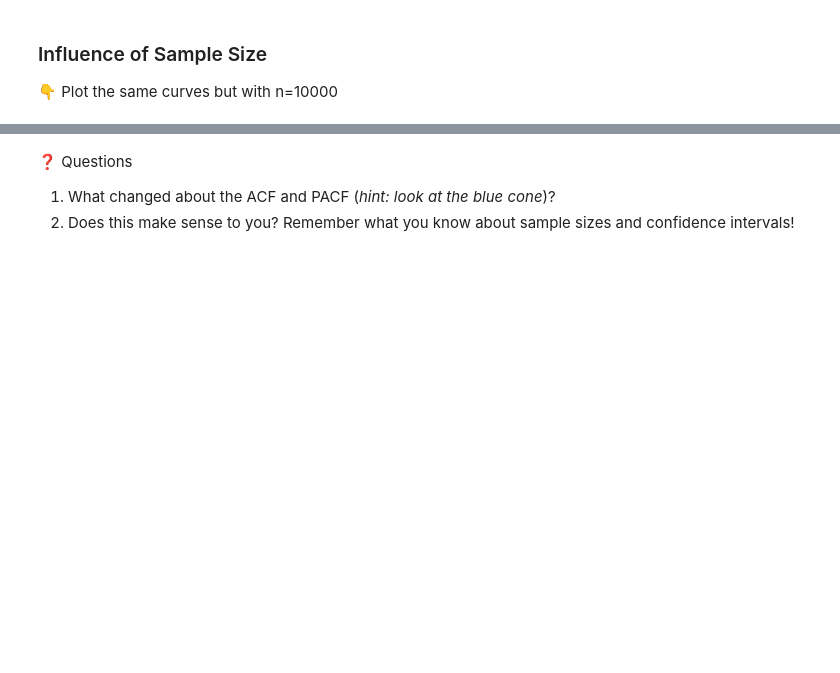
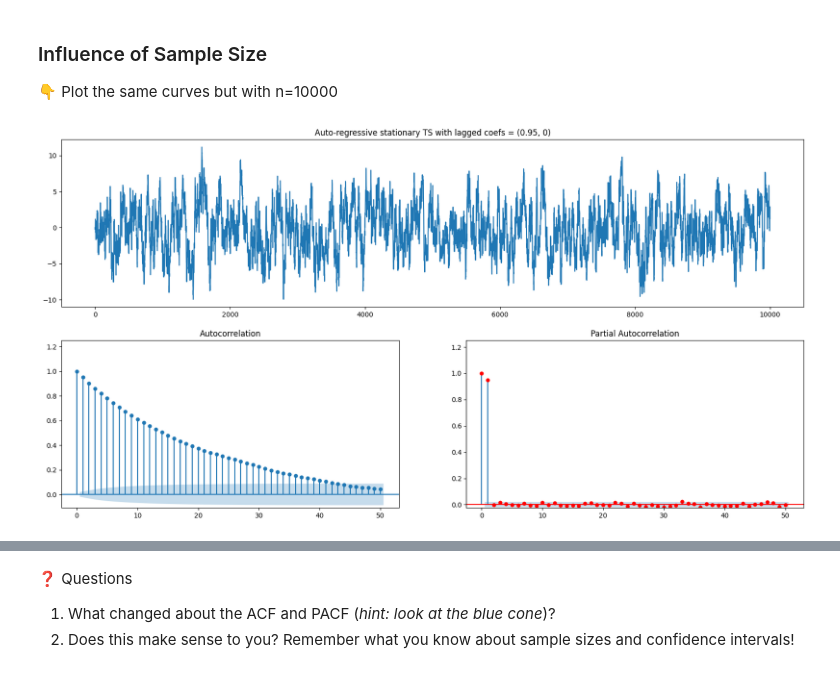
Before and after one commit to Tearkistan/data-artificial-time-series, a Jupyter notebook: artificial_time_series.ipynb, the cells around one changed output, grey strips where cells are left out. Saved outputs shown, nothing was run; the diff lists cells and outputs as text; code cells hidden in the pictures; blank space fills up the shorter version.

```diff
--- a/artificial_time_series.ipynb
+++ b/artificial_time_series.ipynb
@@ -74,0 +79,4 @@ def plot_ar_process(ar1, ar2=0, diff=0, n=500, mu=0, sigma=1, show_plot=True, re
+# %%
+plot_ar_process(ar1=.95, n=10000)
+# %% [output]
+[figure, added]
```
Also changed, not shown: parts of 53 cells of this notebook.
